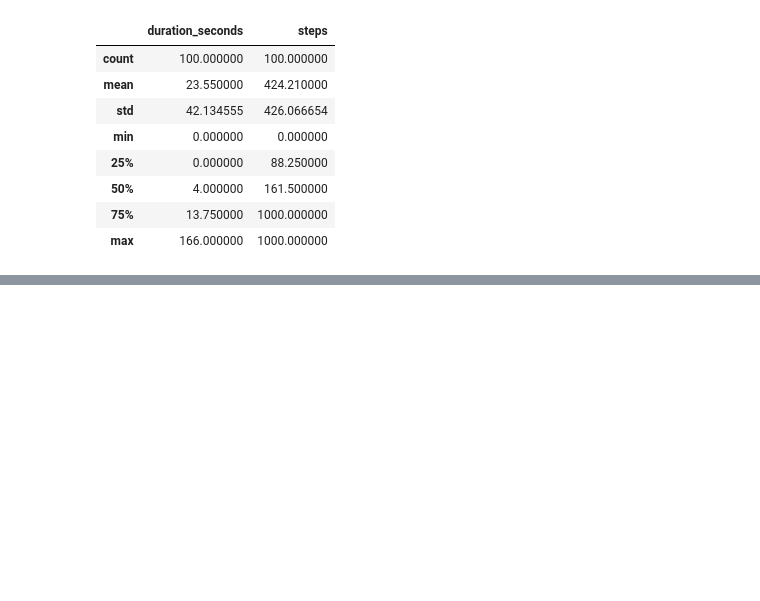
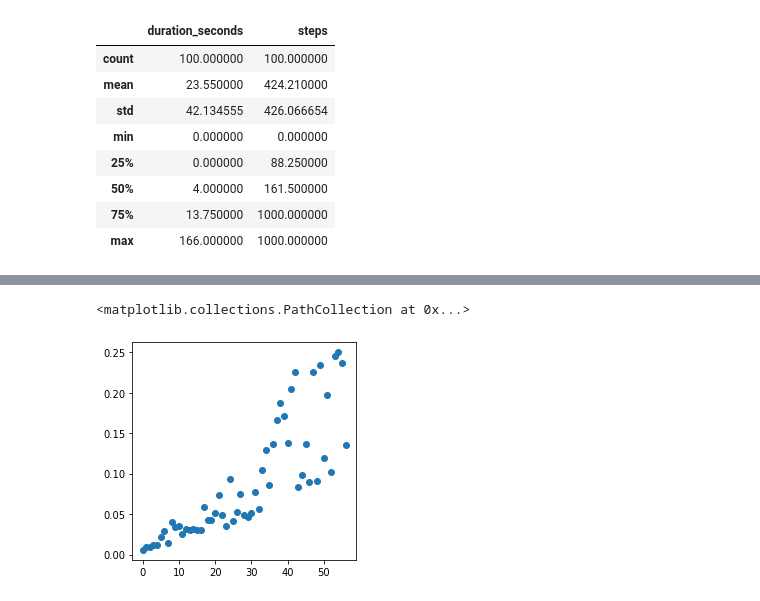
Before and after one commit to k-kondo-s/eight-queen, a Jupyter notebook: analysis.ipynb, the cells around one changed output, grey strips where cells are left out. Saved outputs shown, nothing was run; the diff lists cells and outputs as text; code cells hidden in the pictures; blank space fills up the shorter version.

```diff
--- a/analysis.ipynb
+++ b/analysis.ipynb
@@ -79,0 +173,6 @@ plt.show()
+# %%
+# 各stepでどれくらいの時間を費やしているのかをかくにんする
+df_ver3_nonzerotime = df_ver3[df_ver3['duration_seconds'] != 0].copy()
+df_ver3_nonzerotime.reset_index(drop=True, inplace=True)
+ser = df_ver3_nonzerotime['duration_seconds'] / df_ver3_nonzerotime['steps']
+ser.describe()
@@ -79,0 +189,8 @@ plt.show()
+# %%
+y = list(ser)
+x = [i for i in range(len(y))]
+plt.figure(figsize=(4, 4))
+plt.scatter(x, y)
+# %% [output]
+<matplotlib.collections.PathCollection at 0x...>
+[figure, added]
```
Also changed, not shown: parts of 8 cells of this notebook, 7 other files.
